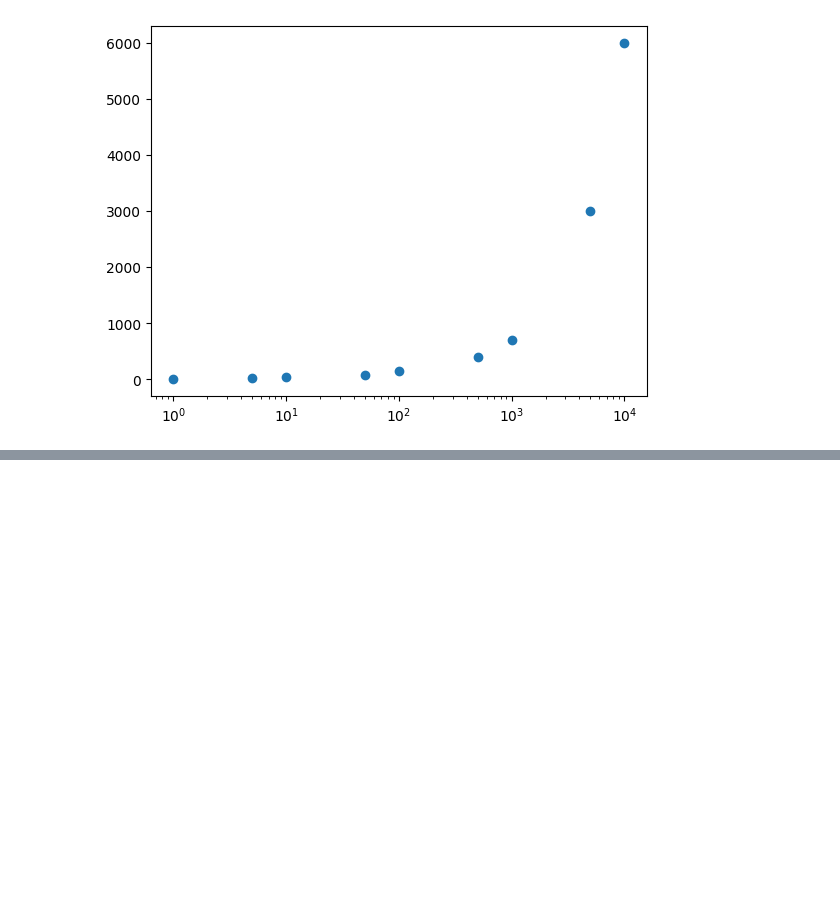
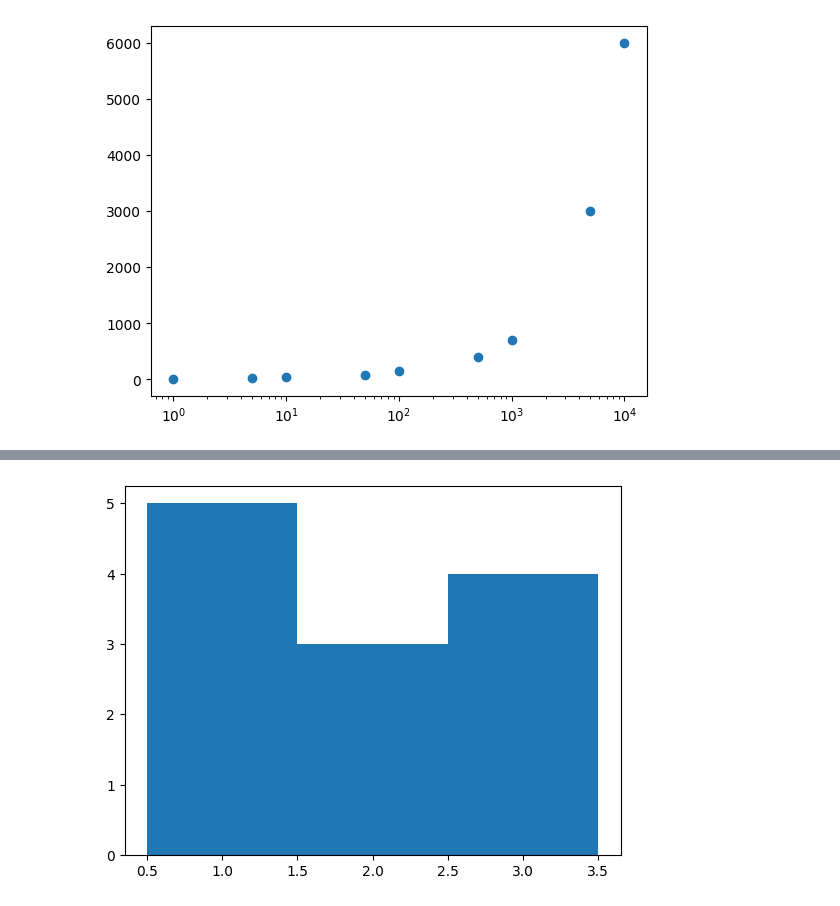
Before and after one commit to yudisrywn/assosiate-data-science-python-datacamp, a Jupyter notebook: notebooks/intermediate-python/2.Intermediate-python.ipynb, the cells around one changed output, grey strips where cells are left out. Saved outputs shown, nothing was run; the diff lists cells and outputs as text; code cells hidden in the pictures; blank space fills up the shorter version.

```diff
--- a/notebooks/intermediate-python/2.Intermediate-python.ipynb
+++ b/notebooks/intermediate-python/2.Intermediate-python.ipynb
@@ -64,0 +72,6 @@ plt.show()
+# %%
+values = [1, 1.1, 2.6, 3.5, 1.3, 0.5, 0.9, 1.9, 2.3, 3.2, 3.4, 2.1]
+plt.hist(values, bins = 3)
+plt.show()
+# %% [output]
+[figure, added]
```
Also changed, not shown: parts of 14 cells of this notebook.
